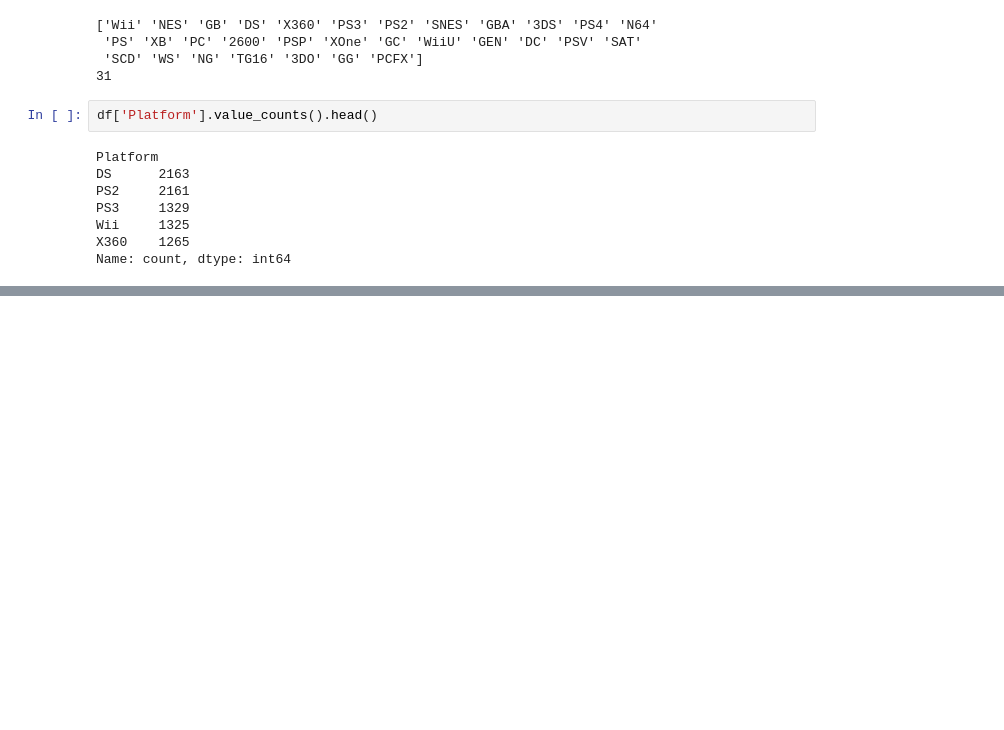
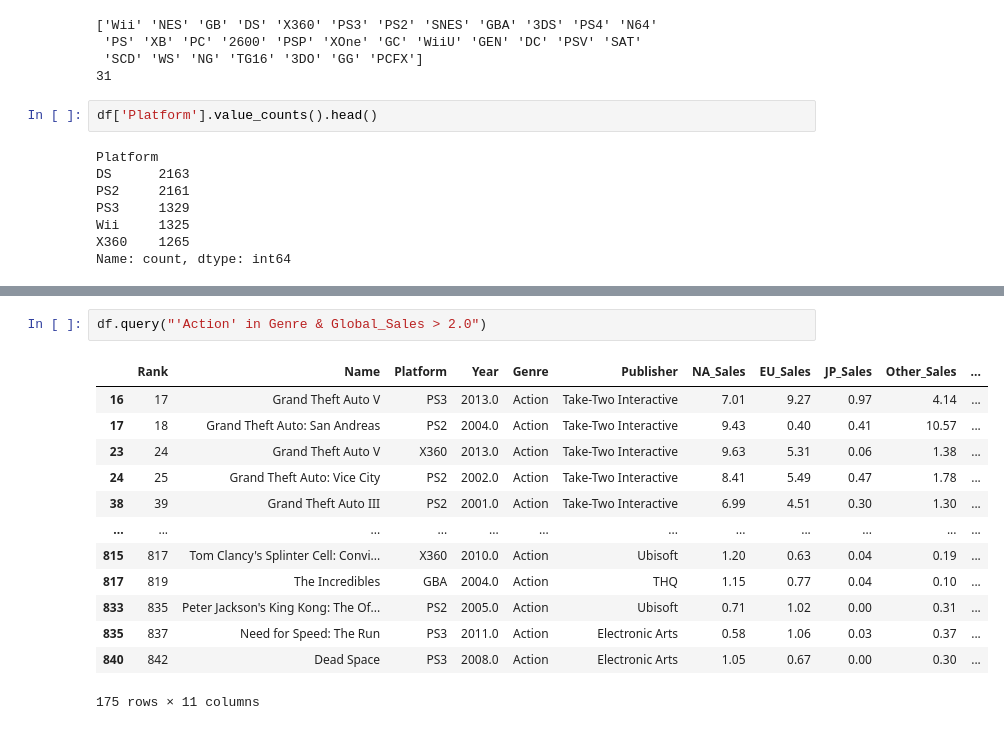
Before and after one commit to sebachamorrov/data-science-mitic, a Jupyter notebook: CORE4_Analisis_con_Pandas.ipynb, the cells around one changed output, grey strips where cells are left out. Saved outputs shown, nothing was run; the diff lists cells and outputs as text; blank space fills up the shorter version.

```diff
--- a/CORE4_Analisis_con_Pandas.ipynb
+++ b/CORE4_Analisis_con_Pandas.ipynb
@@ -113,0 +142,16 @@ KeyError: 'NA_Sales'
+# %%
+df.query("'Action' in Genre & Global_Sales > 2.0")
+# %% [output]
+|  | Rank | Name | Platform | Year | Genre | Publisher | NA_Sales | EU_Sales | JP_Sales | Other_Sales | ... |
+| 16 | 17 | Grand Theft Auto V | PS3 | 2013.0 | Action | Take-Two Interactive | 7.01 | 9.27 | 0.97 | 4.14 | ... |
+| 17 | 18 | Grand Theft Auto: San Andreas | PS2 | 2004.0 | Action | Take-Two Interactive | 9.43 | 0.40 | 0.41 | 10.57 | ... |
+| 23 | 24 | Grand Theft Auto V | X360 | 2013.0 | Action | Take-Two Interactive | 9.63 | 5.31 | 0.06 | 1.38 | ... |
+| 24 | 25 | Grand Theft Auto: Vice City | PS2 | 2002.0 | Action | Take-Two Interactive | 8.41 | 5.49 | 0.47 | 1.78 | ... |
+| 38 | 39 | Grand Theft Auto III | PS2 | 2001.0 | Action | Take-Two Interactive | 6.99 | 4.51 | 0.30 | 1.30 | ... |
+| ... | ... | ... | ... | ... | ... | ... | ... | ... | ... | ... | ... |
+| 815 | 817 | Tom Clancy's Splinter Cell: Convi... | X360 | 2010.0 | Action | Ubisoft | 1.20 | 0.63 | 0.04 | 0.19 | ... |
+| 817 | 819 | The Incredibles | GBA | 2004.0 | Action | THQ | 1.15 | 0.77 | 0.04 | 0.10 | ... |
+| 833 | 835 | Peter Jackson's King Kong: The Of... | PS2 | 2005.0 | Action | Ubisoft | 0.71 | 1.02 | 0.00 | 0.31 | ... |
+| 835 | 837 | Need for Speed: The Run | PS3 | 2011.0 | Action | Electronic Arts | 0.58 | 1.06 | 0.03 | 0.37 | ... |
+| 840 | 842 | Dead Space | PS3 | 2008.0 | Action | Electronic Arts | 1.05 | 0.67 | 0.00 | 0.30 | ... |
+175 rows × 11 columns
```
Also changed, not shown: parts of 5 cells of this notebook, 5 other files.
